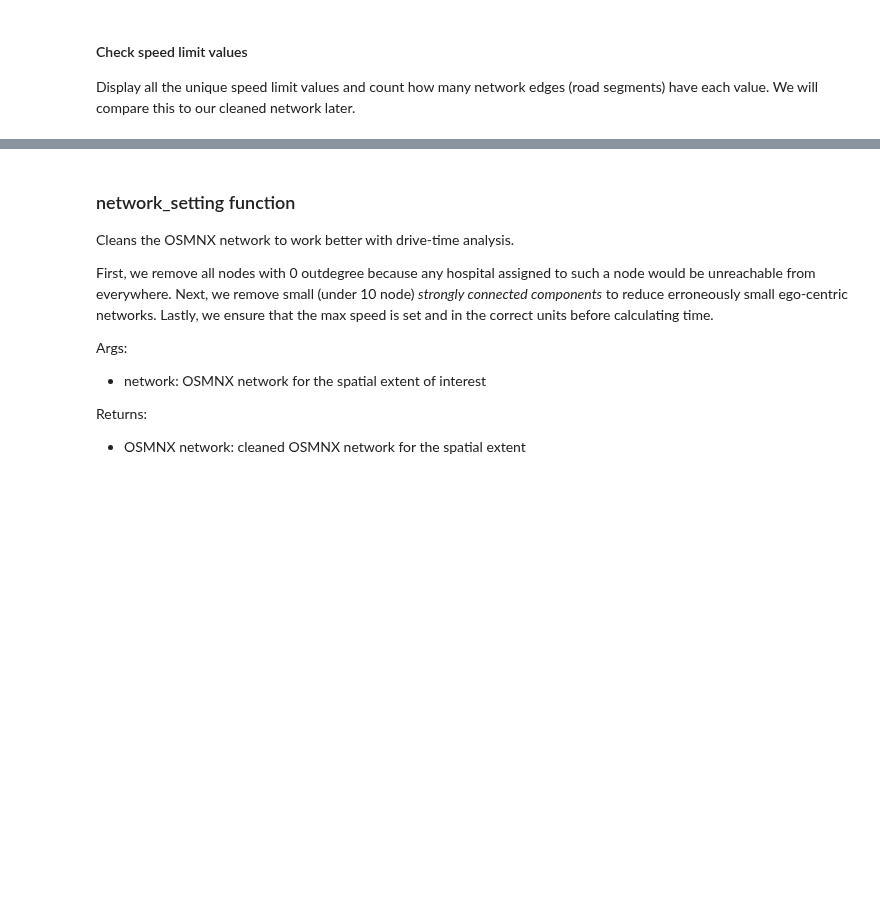
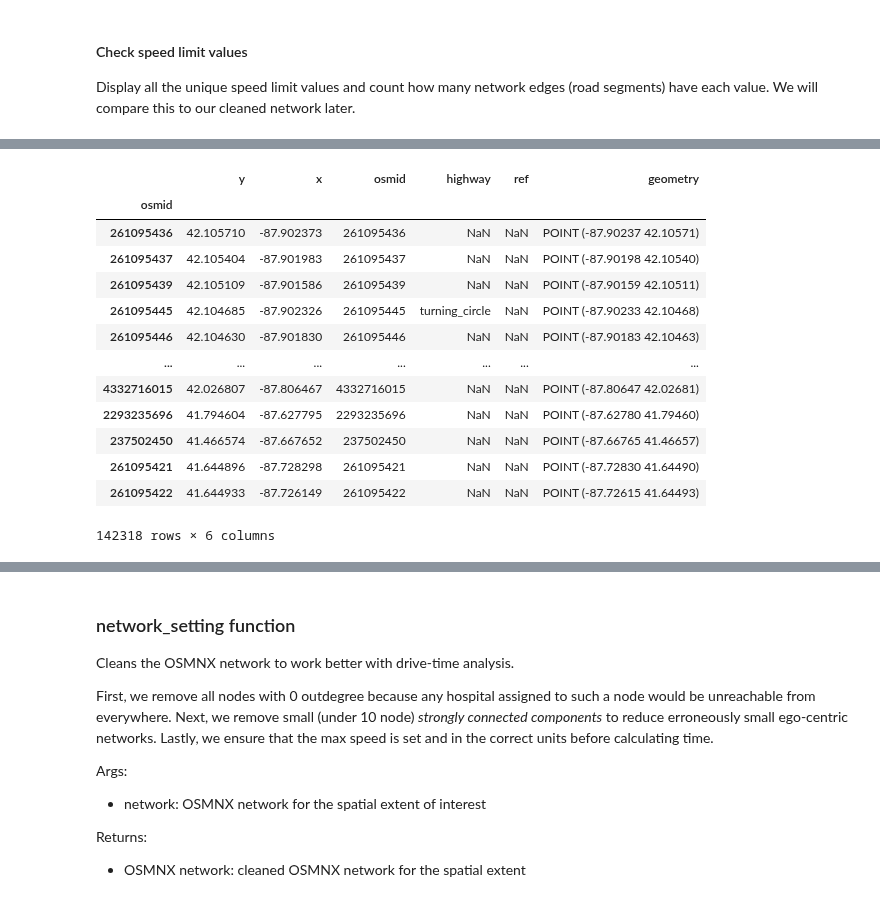
Before and after one commit to whprocter/RPr-Kang-2020, a Jupyter notebook: procedure/code/03-COVID-19Acc-Reanalysis.ipynb, the cells around one changed output, grey strips where cells are left out. Saved outputs shown, nothing was run; the diff lists cells and outputs as text; code cells hidden in the pictures; blank space fills up the shorter version.

```diff
--- a/procedure/code/03-COVID-19Acc-Reanalysis.ipynb
+++ b/procedure/code/03-COVID-19Acc-Reanalysis.ipynb
@@ -232,6 +232,8 @@ print(str(len(edges)) + " edges in graph")
 # can we also visualize highways / roads with higher speed limits to check accuracy?
 # the code above converts the graph into an edges geodataframe, which could theoretically be filtered
 # by fast road segments and mapped, e.g. in folium
+
+nodes
 # %% [output]
 25 mph                        4793
 30 mph                        3555
@@ -253,3 +255,17 @@ Wall time: 41.6 s
+|  | y | x | osmid | highway | ref | geometry |
+| osmid |  |  |  |  |  |  |
+| 261095436 | 42.105710 | -87.902373 | 261095436 | NaN | NaN | POINT (-87.90237 42.10571) |
+| 261095437 | 42.105404 | -87.901983 | 261095437 | NaN | NaN | POINT (-87.90198 42.10540) |
+| 261095439 | 42.105109 | -87.901586 | 261095439 | NaN | NaN | POINT (-87.90159 42.10511) |
+| 261095445 | 42.104685 | -87.902326 | 261095445 | turning_circle | NaN | POINT (-87.90233 42.10468) |
+| 261095446 | 42.104630 | -87.901830 | 261095446 | NaN | NaN | POINT (-87.90183 42.10463) |
+| ... | ... | ... | ... | ... | ... | ... |
+| 4332716015 | 42.026807 | -87.806467 | 4332716015 | NaN | NaN | POINT (-87.80647 42.02681) |
+| 2293235696 | 41.794604 | -87.627795 | 2293235696 | NaN | NaN | POINT (-87.62780 41.79460) |
+| 237502450 | 41.466574 | -87.667652 | 237502450 | NaN | NaN | POINT (-87.66765 41.46657) |
+| 261095421 | 41.644896 | -87.728298 | 261095421 | NaN | NaN | POINT (-87.72830 41.64490) |
+| 261095422 | 41.644933 | -87.726149 | 261095422 | NaN | NaN | POINT (-87.72615 41.64493) |
+142318 rows × 6 columns
 # %%
 edges.head()
 # %% [output]
```
Also changed, not shown: parts of 17 cells of this notebook, 1 other file.
